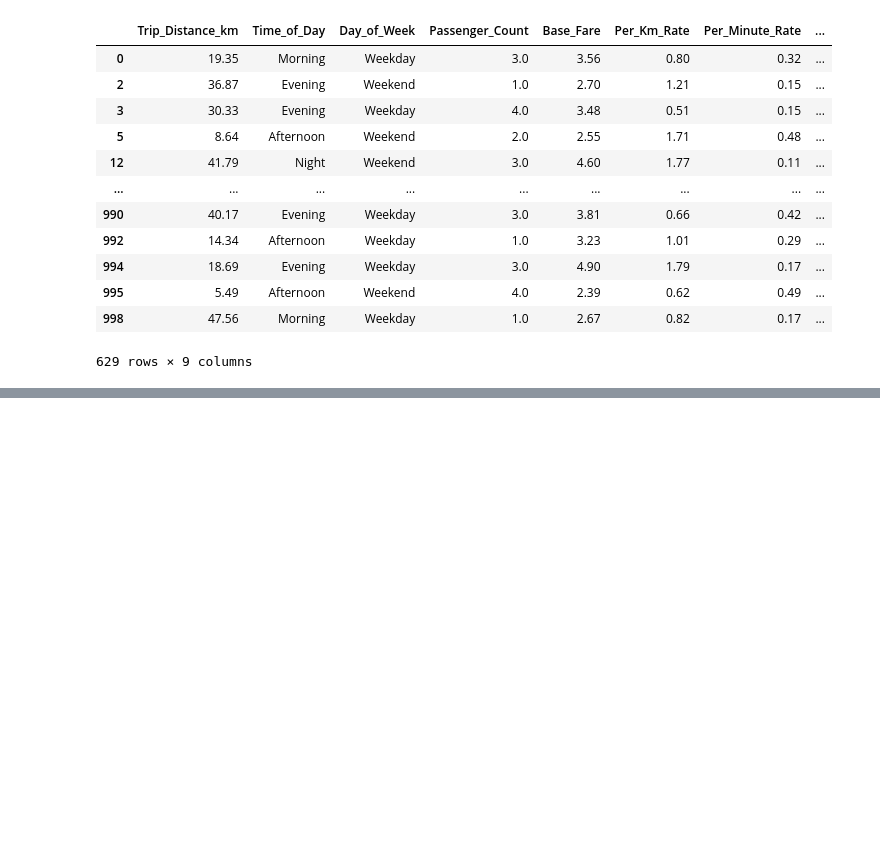
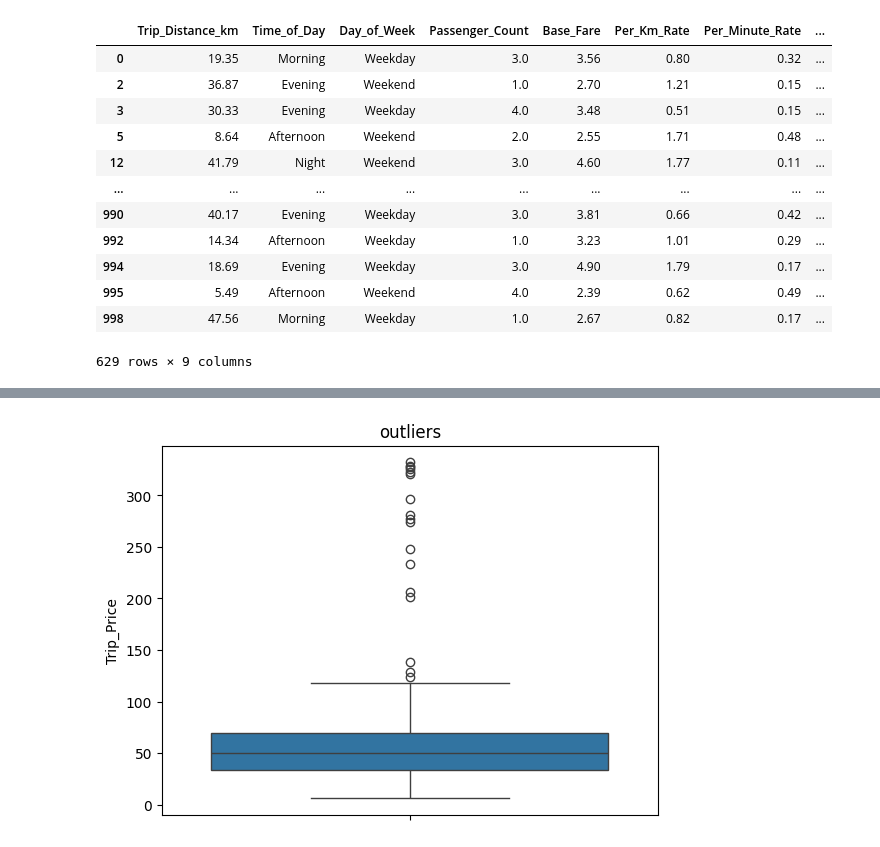
Before and after one commit to aliciagez/taxi_prediction_fullstack_alicia, a Jupyter notebook: src/taxipred/model_development/cleaning_remove_nan.ipynb, the cells around one changed output, grey strips where cells are left out. Saved outputs shown, nothing was run; the diff lists cells and outputs as text; code cells hidden in the pictures; blank space fills up the shorter version.

```diff
--- a/src/taxipred/model_development/cleaning_remove_nan.ipynb
+++ b/src/taxipred/model_development/cleaning_remove_nan.ipynb
@@ -109 +109,10 @@ df_hot_encoding2
+# %%
+import seaborn as sns
+import matplotlib.pyplot as plt
+
+sns.boxplot(df_hot_encoding2["Trip_Price"])
+plt.title("outliers")
+plt.show()
+# %% [output]
+[figure, added]
 # %%
```
Also changed, not shown: parts of 4 cells of this notebook, 6 other files.
